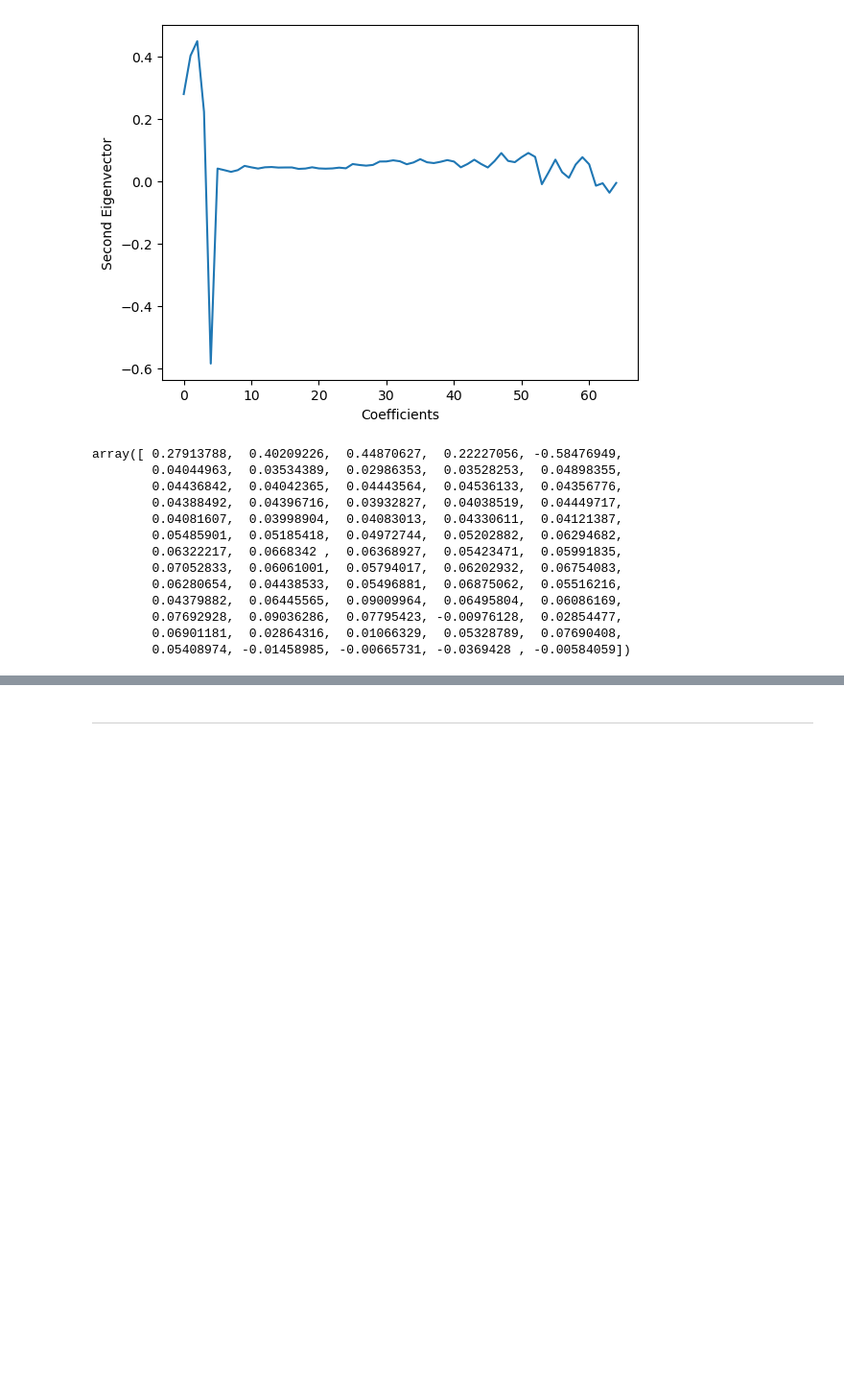
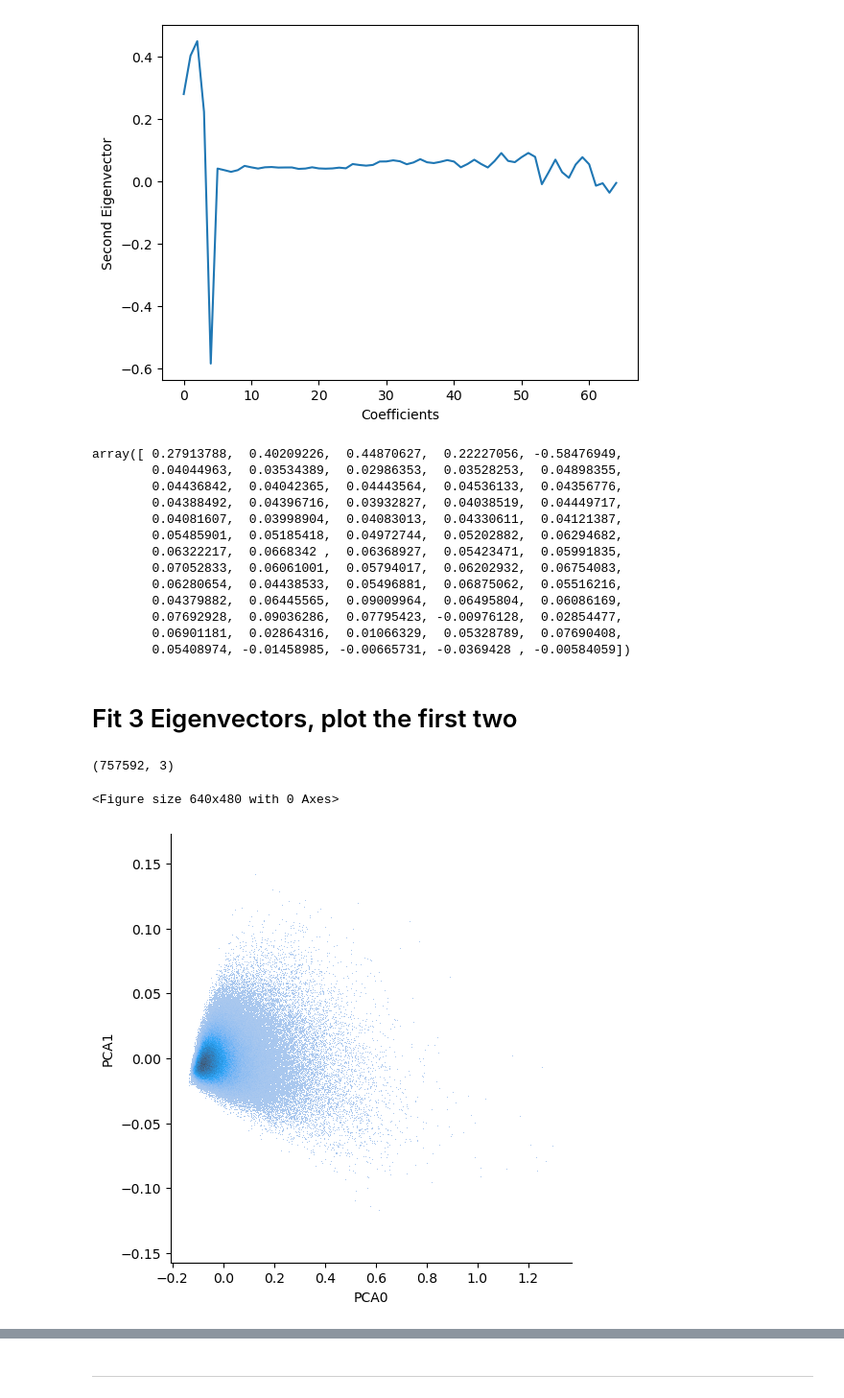
Before and after one commit to profxj/scattering_transform, a Jupyter notebook: nb/PCA.ipynb, the cells around one changed output, grey strips where cells are left out. Shown: that part at 96% size. Cells and saved outputs as stored; diff of their text form; code cells hidden in the pictures; blank space fills up the shorter version.

```diff
--- a/nb/PCA.ipynb
+++ b/nb/PCA.ipynb
@@ -26,7 +28,8 @@ from sklearn import decomposition
 # %%
 st_coeff_file = os.path.join(os.getenv('OS_SST'), 'MODIS_L2', 'Scattering',
                              'MODIS_2009_ST_coeff.h5')
-coeffs = scattering.io.load_coeffs(st_coeff_file)
+f = h5py.File(st_coeff_file, 'r')
+coeffs = scattering.io.load_coeffs(f)
 # %% [markdown]
 # Pack em for the PCA
 # %%
@@ -165,3 +160,26 @@ array([ 0.27913788,  0.40209226,  0.44870627,  0.22227056, -0.58476949,
         0.07692928,  0.09036286,  0.07795423, -0.00976128,  0.02854477,
         0.06901181,  0.02864316,  0.01066329,  0.05328789,  0.07690408,
         0.05408974, -0.01458985, -0.00665731, -0.0369428 , -0.00584059])
+# %% [markdown]
+# Fit 3 Eigenvectors, plot the first two
+# %%
+pca_fit3 = decomposition.PCA(3).fit(subset)
+# %%
+Y = pca_fit3.transform(subset)
+# %%
+Y.shape
+# %% [output]
+(757592, 3)
+# %%
+plt.clf()
+#ax = plt.gca()
+
+fg = sns.displot(x=Y[:,0], y=Y[:,1])
+
+fg.set_xlabels('PCA0')
+fg.set_ylabels('PCA1')
+
+plt.show()
+# %% [output]
+<Figure size 640x480 with 0 Axes>
+[figure, added]
```
Also changed, not shown: parts of 3 cells of this notebook, 1 other file.
